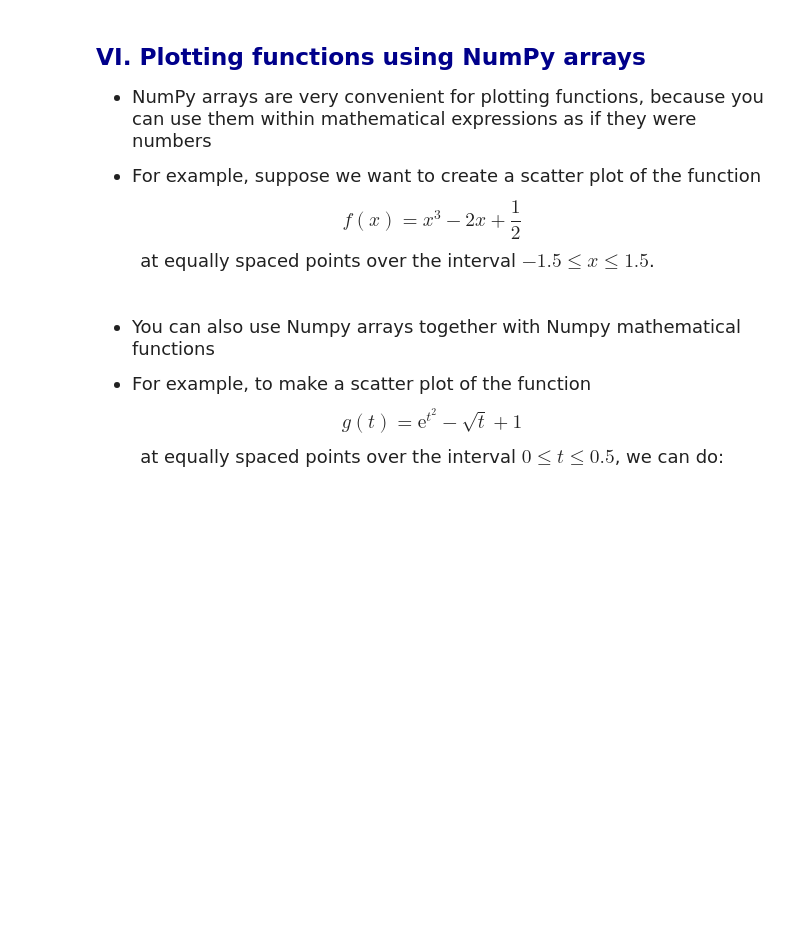
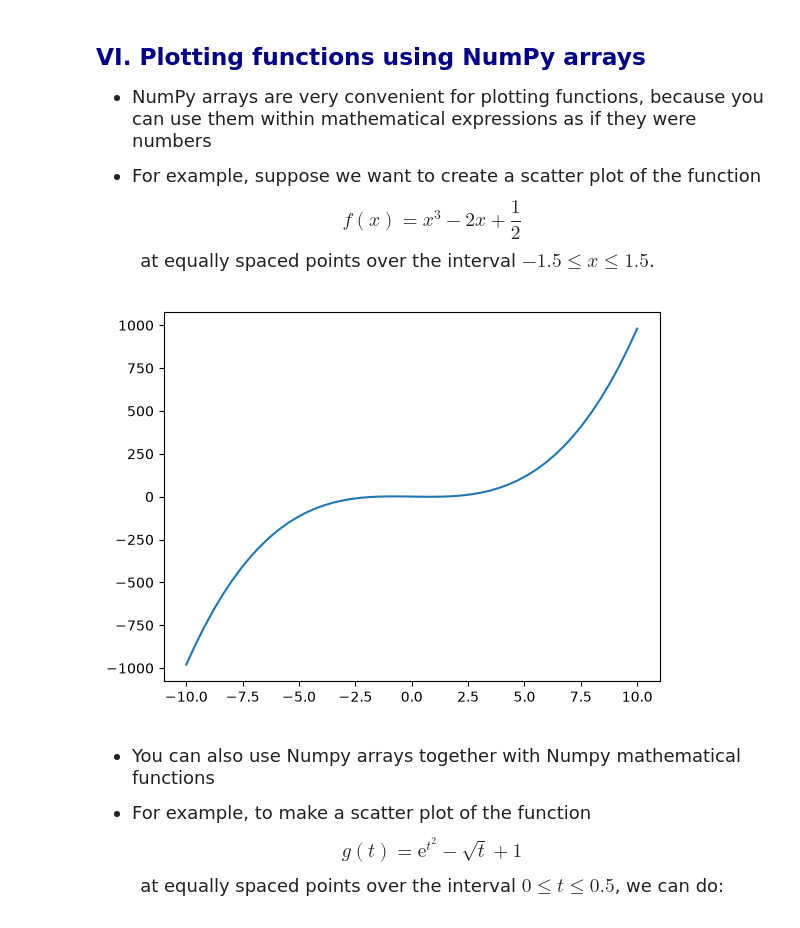
Before and after one commit to ppataku/datasci185fall2026, a Jupyter notebook: Lecture_05_Libraries_and_Specialized_Functions/Lecture5 copy.ipynb, the cells around one changed output. Drawn from its saved outputs; the diff is of its cells as text; code cells hidden in the pictures; blank space fills up the shorter version.

```diff
--- a/Lecture_05_Libraries_and_Specialized_Functions/Lecture5 copy.ipynb
+++ b/Lecture_05_Libraries_and_Specialized_Functions/Lecture5 copy.ipynb
@@ -423,17 +458,20 @@ $$ f(x) = x^3 - 2x + \frac{1}{2} $$
 # %%
 # Create list of equally spaced points from -1.5 to 1.5
 # We'll choose points 0.25 apart
-x_vals = [-1.5, -1.25, -1, -0.75, -0.5, -0.25, 0, 0.25, 0.5, 0.75, 1, 1.25, 1.5]
+import matplotlib.pyplot as plt
+x_vals = np.linspace(-10,10,50)
 
 # Convert to numpy array
 x_vals = np.array(x_vals)
 
 # Create new numpy array with the function evaluated at the same points
 y_vals = x_vals**3 - 2*x_vals + 0.5
 
 # Use plt.scatter to create scatter plot
-plt.scatter(x = x_vals, y = y_vals)
+plt.plot(x_vals, y_vals)
 plt.show()
+# %% [output]
+[figure, added]
 # %% [markdown]
 <font size = "4">
 
```
Also changed, not shown: parts of 15 cells of this notebook, 1 other file.
